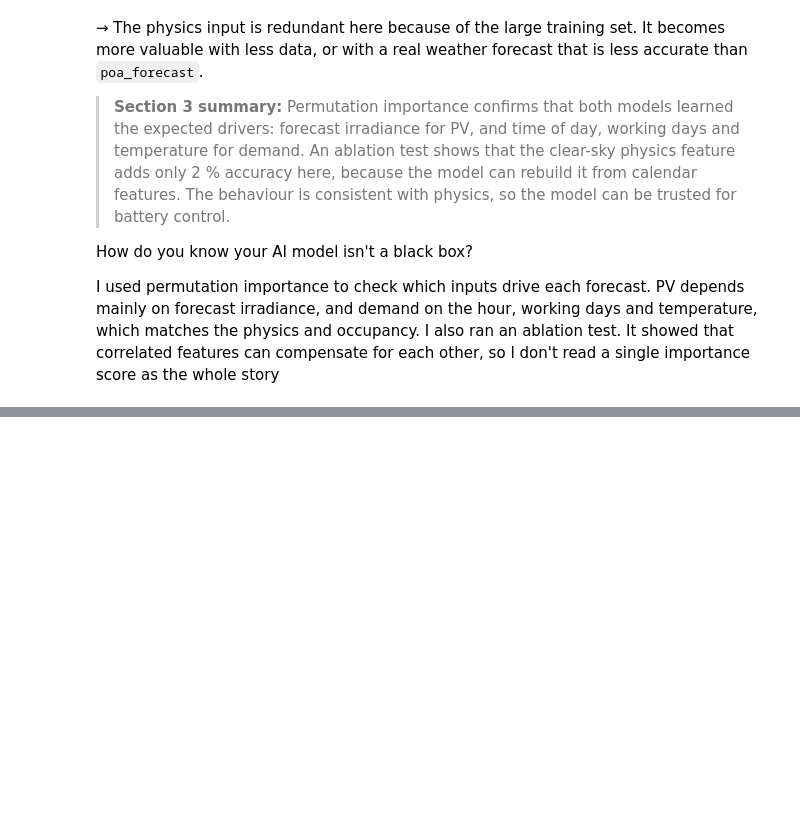
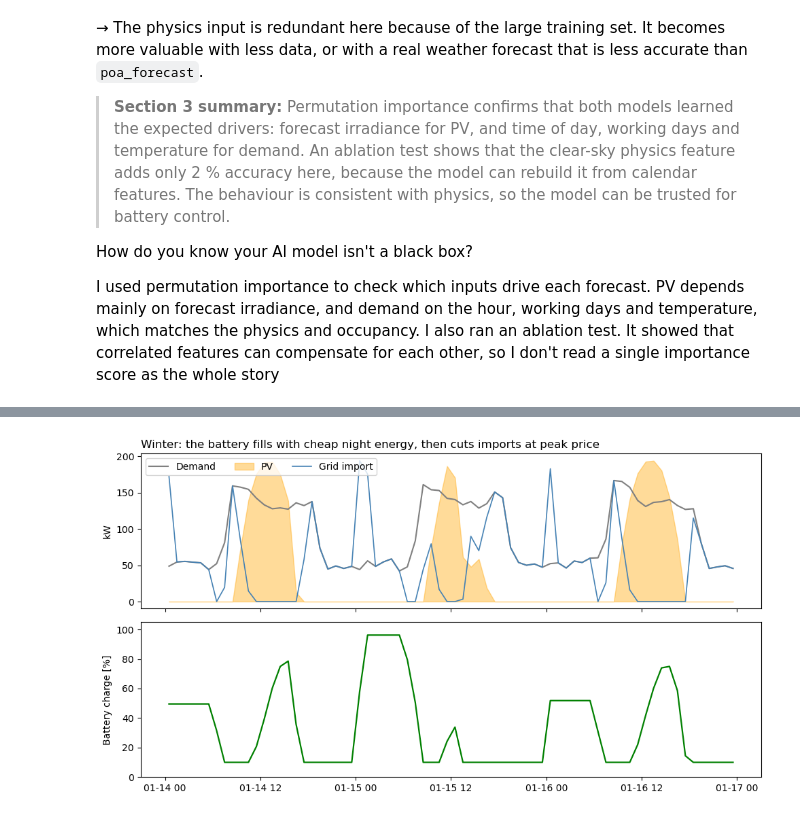
Before and after one commit to maduakordavid01-ui/solar-pv-python, a Jupyter notebook: 02_my_ai_forecasting.ipynb, the cells around one changed output, grey strips where cells are left out. Drawn from its saved outputs; the diff is of its cells as text; code cells hidden in the pictures; blank space fills up the shorter version.

```diff
--- a/02_my_ai_forecasting.ipynb
+++ b/02_my_ai_forecasting.ipynb
@@ -393,0 +454,29 @@ I used permutation importance to check which inputs drive each forecast. PV depe
+# %%
+#run the 7 cases and compare
+
+def kpis(name, sim, pv_s, load_s):
+    cost = (sim.import_kw * np.where(sim.peak, P_PEAK, P_OFF)).sum() - sim.export_kw.sum() * P_EXP
+    pv_used = pv_s.sum() - sim.export_kw.sum()
+    return {"Strategy": name,
+            "Grid import [MWh]":    sim.import_kw.sum() / 1000,
+            "Self-consumption [%]": np.nan if name.startswith("No PV") else 100 * pv_used / pv_s.sum(),
+            "Self-sufficiency [%]": 100 * (1 - sim.import_kw.sum() / load_s.sum()),
+            "Annual cost [k€]":     cost / 1000,
+            "CO2 [t]":              sim.import_kw.sum() * CO2_GRID / 1000}
+
+pv_t, load_t = df.loc[test, "pv_kw"], df.loc[test, "load_kw"]     # test year 2020
+peak_t = (pv_t.index.tz_convert(SITE["tz"]).hour >= 6) & (pv_t.index.tz_convert(SITE["tz"]).hour < 22)
+
+sims = {
+    "No PV, no battery": pd.DataFrame({"import_kw": load_t, "export_kw": 0.0, "soc_kwh": 0.0, "peak": peak_t}),
+    "PV only":           pd.DataFrame({"import_kw": (load_t - pv_t).clip(lower=0),
+                                       "export_kw": (pv_t - load_t).clip(lower=0), "soc_kwh": 0.0, "peak": peak_t}),
+    "Battery: solar charging only":  run_battery(pv_t, load_t),
+    "Battery: always fill at night": run_battery(pv_t, load_t, always_fill=True),
+    "Battery: persistence forecast": run_battery(pv_t, load_t, preds["pv_kw"]["persistence"], preds["load_kw"]["persistence"]),
+    "Battery: ML forecast":          run_battery(pv_t, load_t, preds["pv_kw"]["ml"], preds["load_kw"]["ml"]),
+    "Battery: perfect forecast":     run_battery(pv_t, load_t, pv_t, load_t),
+}
+results = pd.DataFrame([kpis(k, v, pv_t, load_t) for k, v in sims.items()]).set_index("Strategy")
+results["Saving vs no PV [k€]"] = results.loc["No PV, no battery", "Annual cost [k€]"] - results["Annual cost [k€]"]
+results.round(1)
@@ -393,0 +521,18 @@ I used permutation importance to check which inputs drive each forecast. PV depe
+# %%
+#3 winter days with the ML-controlled battery
+
+d = slice("2020-01-14", "2020-01-16")
+sim = sims["Battery: ML forecast"].tz_convert(SITE["tz"]).loc[d]
+pp, ll = pv_t.tz_convert(SITE["tz"]).loc[d], load_t.tz_convert(SITE["tz"]).loc[d]
+
+fig, ax = plt.subplots(2, 1, figsize=(10, 5.5), sharex=True)
+ax[0].plot(ll.index, ll, color="grey", label="Demand")
+ax[0].fill_between(pp.index, 0, pp, color="orange", alpha=0.4, label="PV")
+ax[0].plot(sim.index, sim["import_kw"], color="steelblue", lw=1.2, label="Grid import")
+ax[0].set_ylabel("kW"); ax[0].legend(ncol=3, loc="upper left")
+ax[1].plot(sim.index, sim["soc_kwh"] / CAP * 100, color="green", lw=1.6)
+ax[1].set_ylabel("Battery charge [%]"); ax[1].set_ylim(0, 105)
+ax[0].set_title("Winter: the battery fills with cheap night energy, then cuts imports at peak price", loc="left")
+plt.tight_layout(); plt.show()
+# %% [output]
+[figure, added]
```
Also changed, not shown: parts of 7 cells of this notebook.
